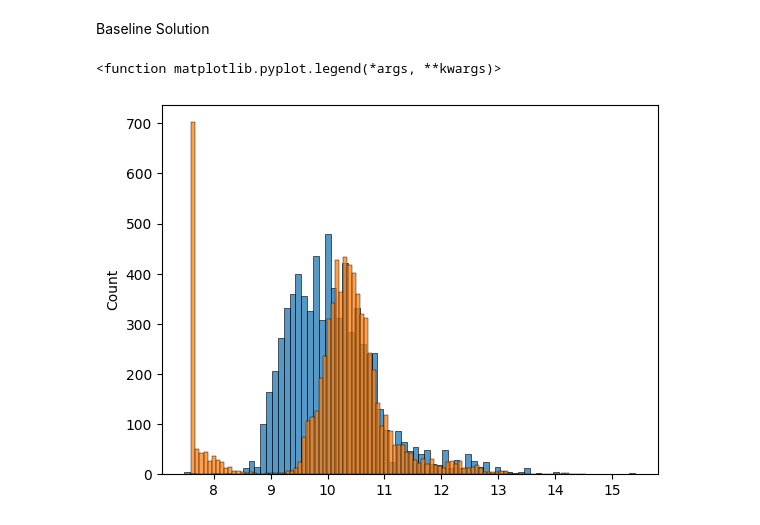
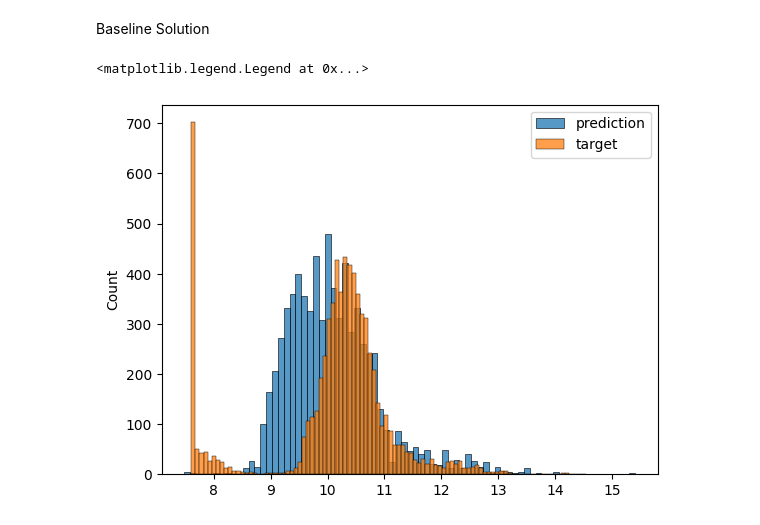
Before and after one commit to AlphonseBrandon/ml-tutorials, a Jupyter notebook: 02_notebooks/car-price-prediction.ipynb, the cells around one changed output. Drawn from its saved outputs; the diff is of its cells as text; code cells hidden in the pictures.

```diff
--- a/02_notebooks/car-price-prediction.ipynb
+++ b/02_notebooks/car-price-prediction.ipynb
@@ -112,7 +112,7 @@ y_pred = w_o + X_train.dot(w)
 # %%
 sns.histplot(y_pred, label='prediction')
 sns.histplot(y_train, label='target')
-plt.legend
+plt.legend()
 # %% [output]
-<function matplotlib.pyplot.legend(*args, **kwargs)>
+<matplotlib.legend.Legend at 0x...>
-[figure, old version]
+[figure, new version]
```
